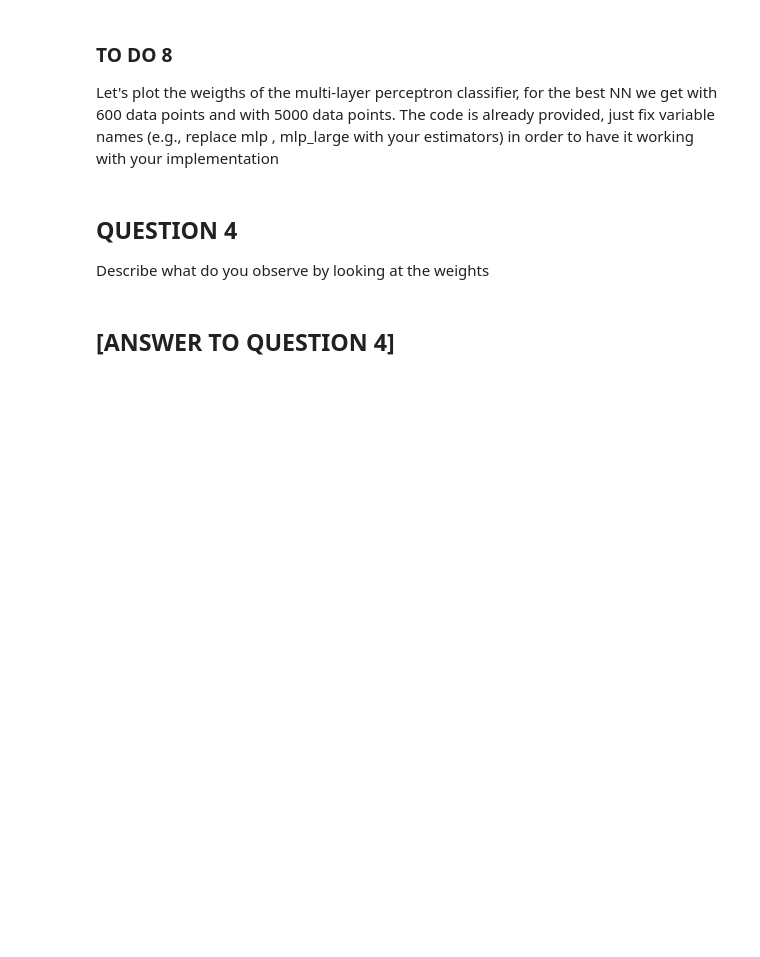
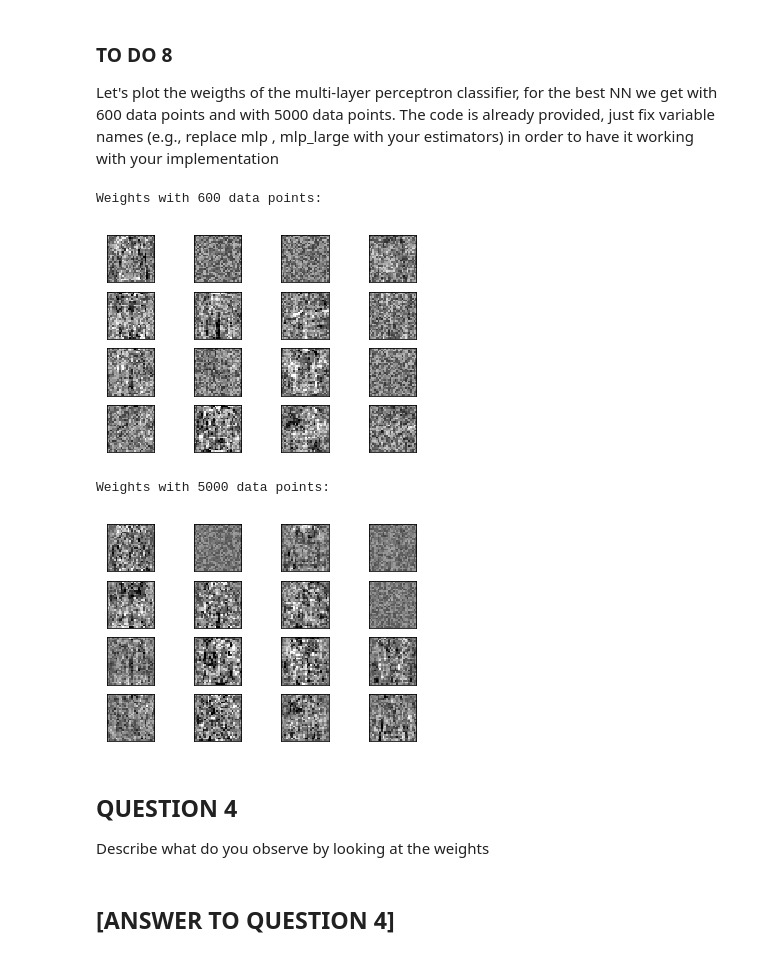
Before and after one commit to andrybicio/ML, a Jupyter notebook: LAB3/ANDREA_NICOLAI_Clothes_classification_with_NN.ipynb, the cells around one changed output. Cells and saved outputs as stored; diff of their text form; code cells hidden in the pictures; blank space fills up the shorter version.

```diff
--- a/LAB3/ANDREA_NICOLAI_Clothes_classification_with_NN.ipynb
+++ b/LAB3/ANDREA_NICOLAI_Clothes_classification_with_NN.ipynb
@@ -264,28 +441,33 @@ Let's plot the weigths of the multi-layer perceptron classifier, for the best NN
 # %%
 # The code is already provided, fix variable names in order to have it working with your implementation
 
 print("Weights with 600 data points:")
 
 fig, axes = plt.subplots(4, 4)
-vmin, vmax = mlp.coefs_[0].min(), mlp.coefs_[0].max()
-for coef, ax in zip(mlp.coefs_[0].T, axes.ravel()):
+vmin, vmax = mlp_best.coefs_[0].min(), mlp_best.coefs_[0].max()
+for coef, ax in zip(mlp_best.coefs_[0].T, axes.ravel()):
     ax.matshow(coef.reshape(28, 28), cmap=plt.cm.gray, vmin=.5 * vmin,
                vmax=.5 * vmax)
     ax.set_xticks(())
     ax.set_yticks(())
 
 plt.show()
 
 print("Weights with 5000 data points:")
 
 fig, axes = plt.subplots(4, 4)
-vmin, vmax = mlp_large.coefs_[0].min(), mlp_large.coefs_[0].max()
-for coef, ax in zip(mlp.coefs_[0].T, axes.ravel()):
+vmin, vmax = mlp_best_large.coefs_[0].min(), mlp_best_large.coefs_[0].max()
+for coef, ax in zip(mlp_best_large.coefs_[0].T, axes.ravel()):
     ax.matshow(coef.reshape(28, 28), cmap=plt.cm.gray, vmin=.5 * vmin,
                vmax=.5 * vmax)
     ax.set_xticks(())
     ax.set_yticks(())
 plt.show()
+# %% [output]
+Weights with 600 data points:
+[figure, added]
+Weights with 5000 data points:
+[figure, added]
 # %% [markdown]
 ## QUESTION 4
 
```
Also changed, not shown: parts of 18 cells of this notebook.
